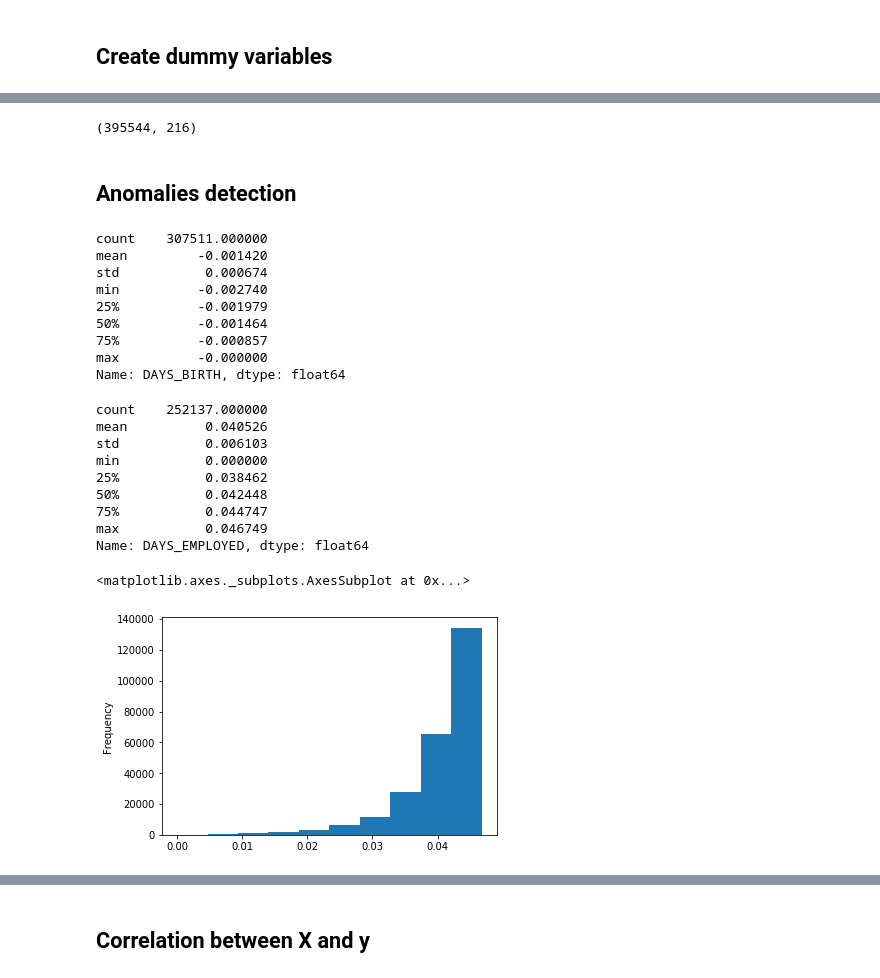
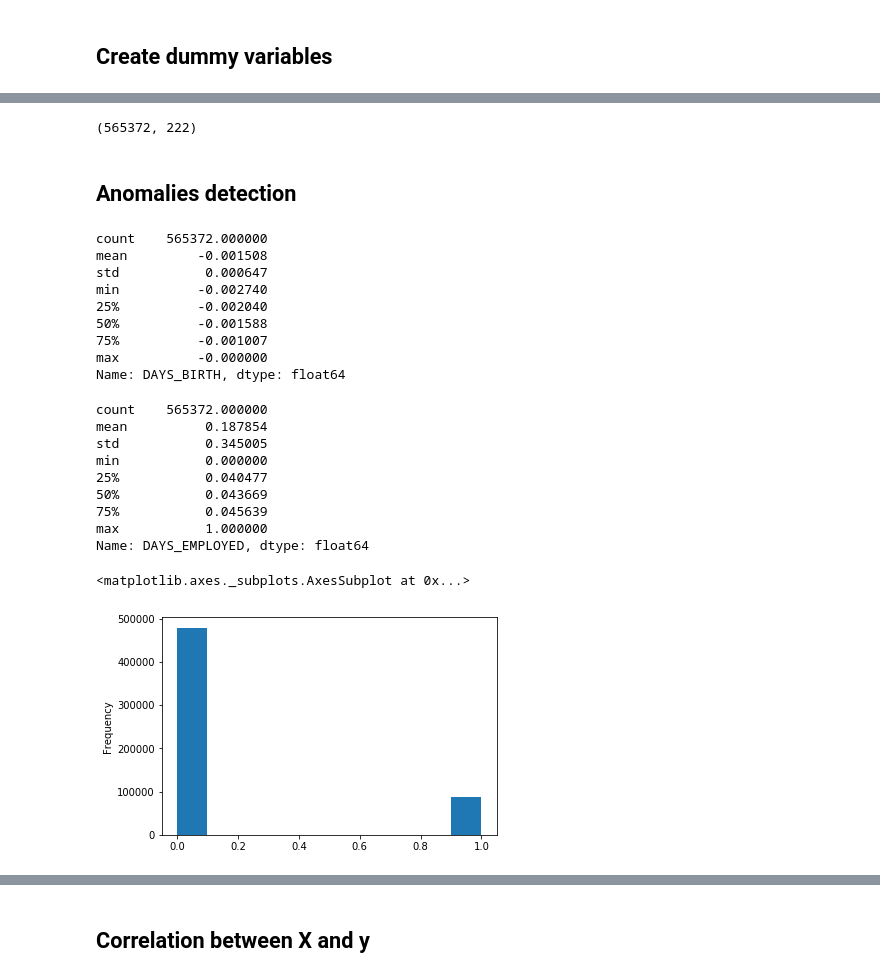
Before and after one commit to cy1355nz/DSGA3001-FinalProject, a Jupyter notebook: leo/draft-2.ipynb, the cells around one changed output, grey strips where cells are left out. Cells and saved outputs as stored; diff of their text form; code cells hidden in the pictures.

```diff
--- a/leo/draft-2.ipynb
+++ b/leo/draft-2.ipynb
@@ -785,0 +713,2 @@ X_train_resample_rescale['FLAG_OWN_REALTY'] = X_train_resample_rescale['FLAG_OWN
+# %%
+X_resample_rescale['CODE_GENDER'].fillna(0, inplace=True)
@@ -786,5 +739,6 @@ X_train_resample_rescale['FLAG_OWN_REALTY'] = X_train_resample_rescale['FLAG_OWN
 # %%
 dummy_feature = [i for i in cat_feature if 'FLAG_' not in i]
+dummy_feature.remove('CODE_GENDER')
 # %%
 dummy_feature
 # %% [output]
@@ -801,10 +760,0 @@ dummy_feature
-# %%
-dummy_feature = ['NAME_CONTRACT_TYPE', 'NAME_TYPE_SUITE',
- 'NAME_INCOME_TYPE',
- 'NAME_EDUCATION_TYPE',
- 'NAME_FAMILY_STATUS',
- 'NAME_HOUSING_TYPE',
- 'OCCUPATION_TYPE',
- 'WEEKDAY_APPR_PROCESS_START',
- 'ORGANIZATION_TYPE',
- 'HOUR_APPR_PROCESS_START',]
@@ -811,41 +765,41 @@ dummy_feature = ['NAME_CONTRACT_TYPE', 'NAME_TYPE_SUITE',
 # %%
-train_with_dummy = pd.get_dummies(X_train_resample_rescale, columns=dummy_feature)
+X_prepared = pd.get_dummies(X_resample_rescale, columns=dummy_feature)
 # %%
-train_with_dummy.shape
+X_prepared.shape
 # %% [output]
-(395544, 216)
+(565372, 222)
 # %% [markdown]
 ## Anomalies detection
 # %%
-(train_with_dummy['DAYS_BIRTH'] / -365).describe()
+(X_prepared['DAYS_BIRTH'] / -365).describe()
 # seems fine
 # %% [output]
-count    307511.000000
-mean         -0.001420
-std           0.000674
+count    565372.000000
+mean         -0.001508
+std           0.000647
 min          -0.002740
-25%          -0.001979
-50%          -0.001464
-75%          -0.000857
+25%          -0.002040
+50%          -0.001588
+75%          -0.001007
 max          -0.000000
 Name: DAYS_BIRTH, dtype: float64
 # %%
-(train_with_dummy['DAYS_EMPLOYED']).describe()
+(X_prepared['DAYS_EMPLOYED']).describe()
 
 # (train_with_dummy['DAYS_EMPLOYED'] / -365).describe()
 # (train_with_dummy['DAYS_EMPLOYED'] / -365).plot.hist()
 # %% [output]
-count    252137.000000
-mean          0.040526
-std           0.006103
+count    565372.000000
+mean          0.187854
+std           0.345005
 min           0.000000
-25%           0.038462
-50%           0.042448
-75%           0.044747
-max           0.046749
+25%           0.040477
+50%           0.043669
+75%           0.045639
+max           1.000000
 Name: DAYS_EMPLOYED, dtype: float64
 # %%
-(train_with_dummy['DAYS_EMPLOYED']).plot.hist()
+(X_prepared['DAYS_EMPLOYED']).plot.hist()
 # %% [output]
 <matplotlib.axes._subplots.AxesSubplot at 0x...>
-[figure, old version]
+[figure, new version]
```
Also changed, not shown: parts of 44 cells of this notebook.
